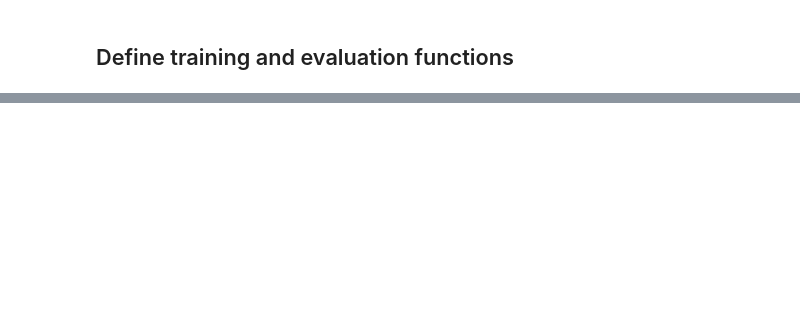
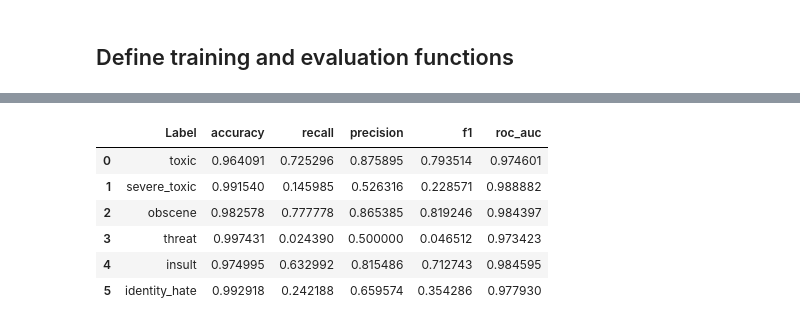
Before and after one commit to reneang17/deep-toxic-analysis, a Jupyter notebook: local/building_models/convolutional.ipynb, the cells around one changed output, grey strips where cells are left out. Cells and saved outputs as stored; diff of their text form; code cells hidden in the pictures; blank space fills up the shorter version.

```diff
--- a/local/building_models/convolutional.ipynb
+++ b/local/building_models/convolutional.ipynb
@@ -365,2 +387,10 @@ plt.savefig('../plots_tables/'+title.replace(' ', '_')+'.png')
 # %%
-print_metrics(_preds , _labels,0.4)
+print_metrics(_preds , _labels,0.5)
+# %% [output]
+|  | Label | accuracy | recall | precision | f1 | roc_auc |
+| 0 | toxic | 0.964091 | 0.725296 | 0.875895 | 0.793514 | 0.974601 |
+| 1 | severe_toxic | 0.991540 | 0.145985 | 0.526316 | 0.228571 | 0.988882 |
+| 2 | obscene | 0.982578 | 0.777778 | 0.865385 | 0.819246 | 0.984397 |
+| 3 | threat | 0.997431 | 0.024390 | 0.500000 | 0.046512 | 0.973423 |
+| 4 | insult | 0.974995 | 0.632992 | 0.815486 | 0.712743 | 0.984595 |
+| 5 | identity_hate | 0.992918 | 0.242188 | 0.659574 | 0.354286 | 0.977930 |
```
Also changed, not shown: parts of 29 cells of this notebook.
